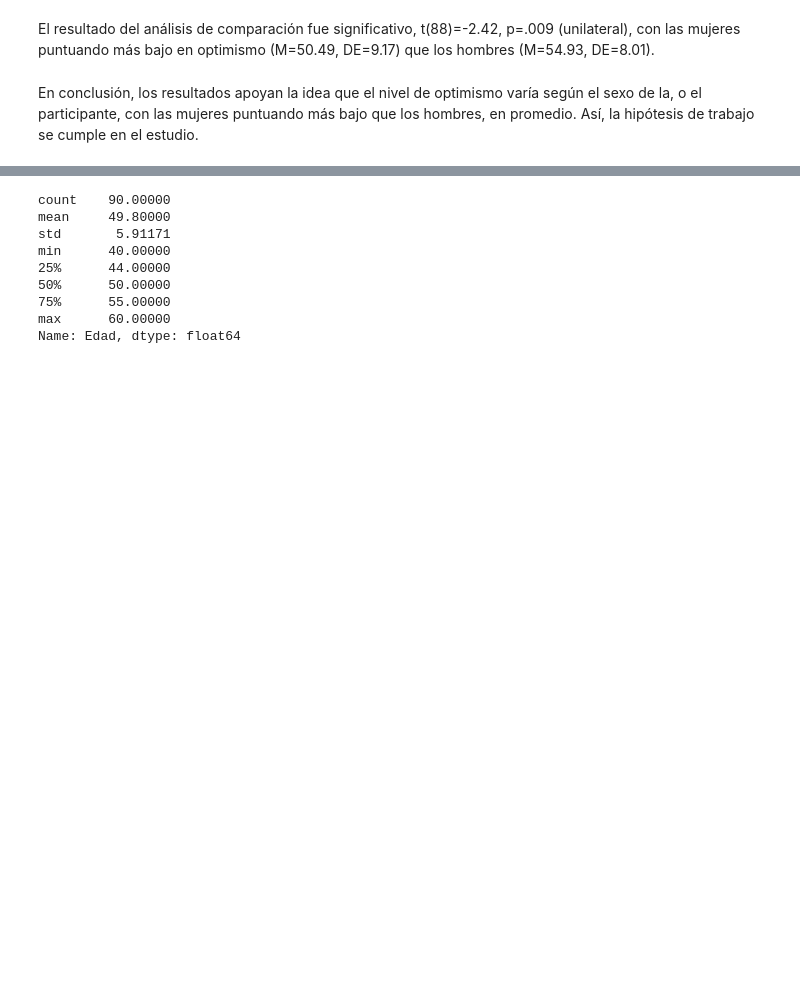
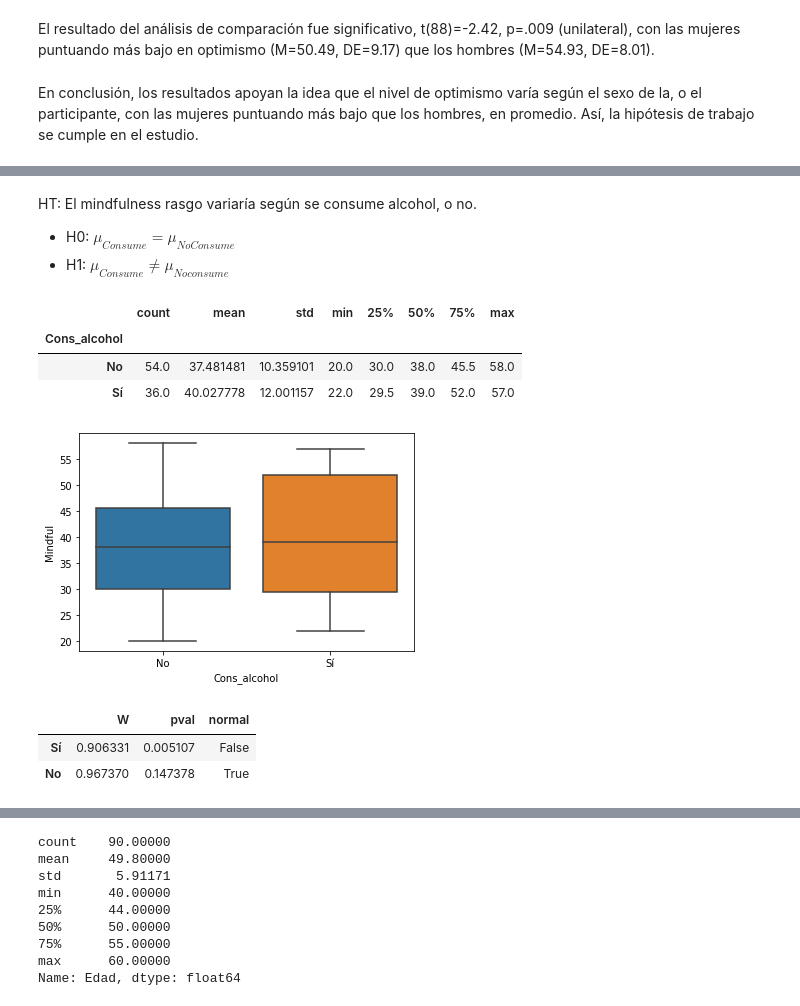
Before and after one commit to renatoparedes/EstadisticaYPsicologiaMatematica, a Jupyter notebook: INEE/Reporte_1_Solucionario.ipynb, the cells around one changed output, grey strips where cells are left out. Drawn from its saved outputs; the diff is of its cells as text; code cells hidden in the pictures; blank space fills up the shorter version.

```diff
--- a/INEE/Reporte_1_Solucionario.ipynb
+++ b/INEE/Reporte_1_Solucionario.ipynb
@@ -152,0 +102,22 @@ En conclusión, los resultados apoyan la idea que el nivel de optimismo varía s
+# %% [markdown]
+HT: El mindfulness rasgo variaría según se consume alcohol, o no.
+- H0: $\mu_{Consume}  = \mu_{No Consume}$
+- H1: $\mu_{Consume}  \neq \mu_{No consume}$
+# %%
+df.groupby("Cons_alcohol").describe()["Mindful"]
+# %% [output]
+|  | count | mean | std | min | 25% | 50% | 75% | max |
+| Cons_alcohol |  |  |  |  |  |  |  |  |
+| No | 54.0 | 37.481481 | 10.359101 | 20.0 | 30.0 | 38.0 | 45.5 | 58.0 |
+| Sí | 36.0 | 40.027778 | 12.001157 | 22.0 | 29.5 | 39.0 | 52.0 | 57.0 |
+# %%
+sns.boxplot(x="Cons_alcohol", y="Mindful", data=df)
+plt.show()
+# %% [output]
+[figure, added]
+# %%
+pg.normality(data=df, dv="Mindful", group="Cons_alcohol", method="shapiro")
+# %% [output]
+|  | W | pval | normal |
+| Sí | 0.906331 | 0.005107 | False |
+| No | 0.967370 | 0.147378 | True |
```
Also changed, not shown: parts of 20 cells of this notebook, 1 other file.
